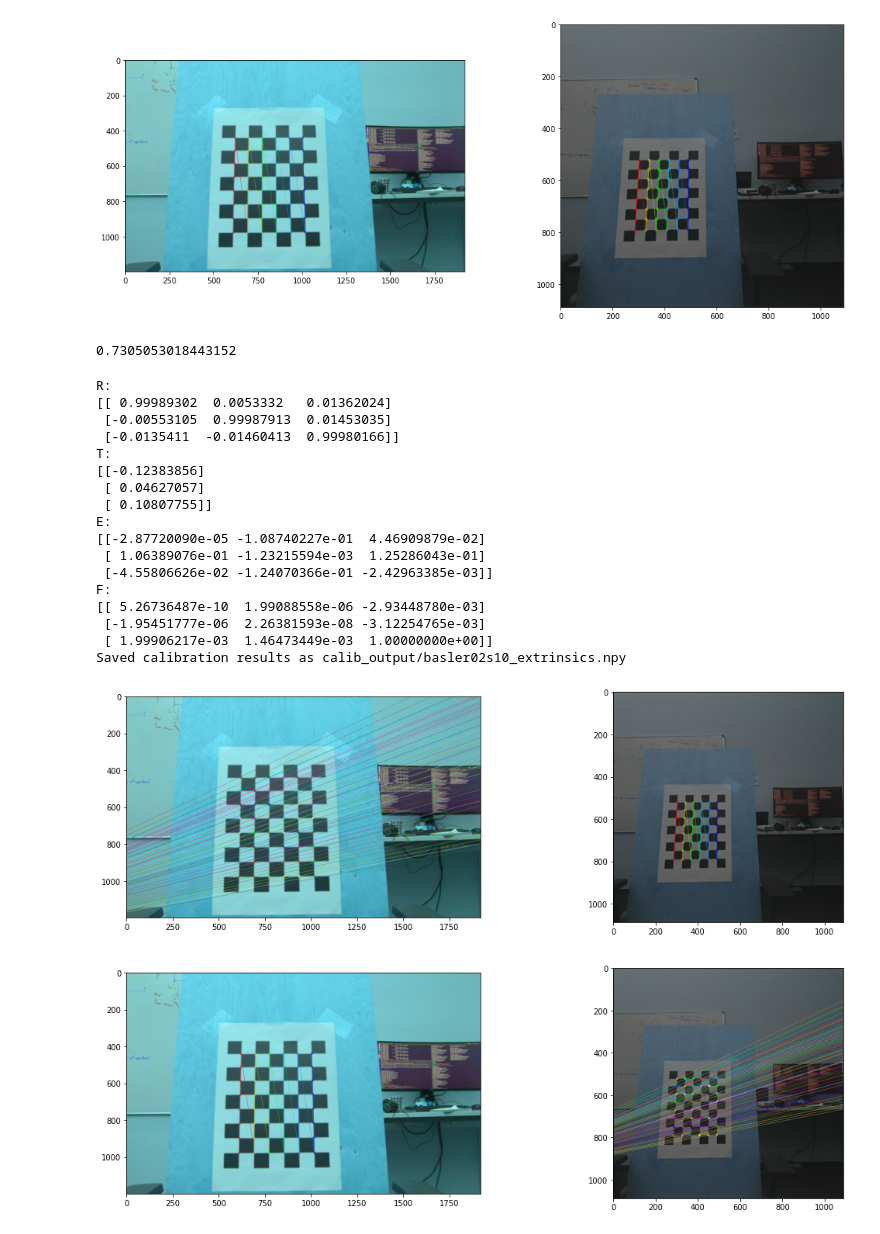
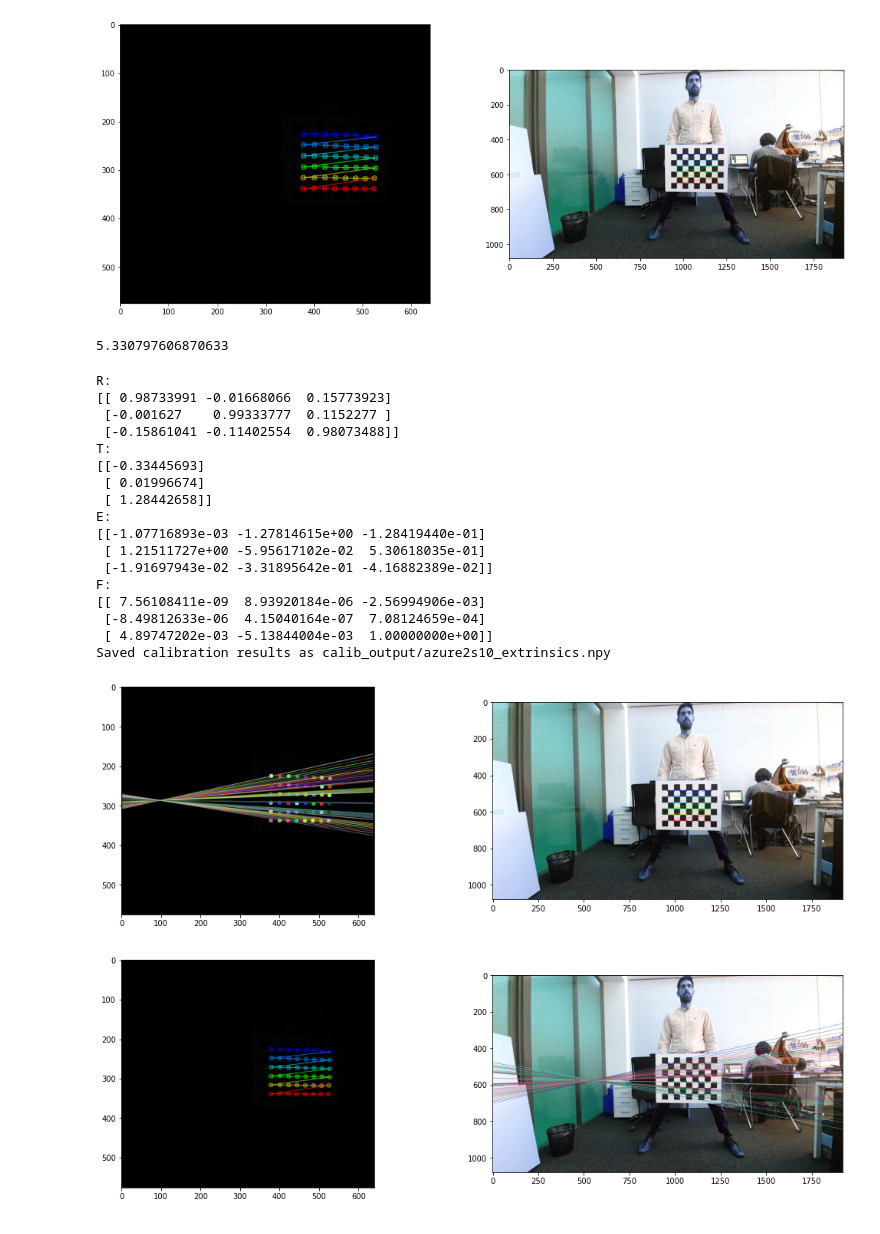
Before and after one commit to Marselka/CalibrationProject, a Jupyter notebook: extrinsics_calibration.ipynb, the cells around one changed output. Saved outputs shown, nothing was run; the diff lists cells and outputs as text; code cells hidden in the pictures.

Commit message:
Sync of matches in extrinsics calibration

```diff
--- a/extrinsics_calibration.ipynb
+++ b/extrinsics_calibration.ipynb
@@ -41,6 +26,31 @@ for im_n1i, im_n2i in zip(image_names1, image_names2):
+# %%
+pattern_size = (8, 6)
+edge_length = 0.055
+
+data_path1 = "/home/konstantin/datasets/bandeja-sequence/2021_02_17/2021-02-17-16-07-15_chessboard_plane/_azure_ir_image_raw"
+data_path2 = "/home/konstantin/datasets/bandeja-sequence/2021_02_17/2021-02-17-16-07-15_chessboard_plane/smartphone_video_frames"
+
+file_names1 = np.array(sorted(os.listdir(data_path1), key=str.lower)[:-1])
+file_names2 = np.array(sorted(os.listdir(data_path2), key=str.lower)[:-2])
+
+
+timestamps1 = np.array([int(i.split('.')[0]) for i in file_names1])
+timestamps2 = np.array([int(i.split('.')[0]) for i in file_names2])
+
+t_diff = np.abs(timestamps1.reshape(-1, 1) - timestamps2.reshape(1, -1))
+nn_t_idx = np.argmin(t_diff, axis=-1)
+nn_t_mask = nn_t_idx != (len(timestamps2) - 1)
+
+pair_dict = {}
+
+file_names1 = file_names1[nn_t_mask][::3]
+file_names2 = file_names2[nn_t_idx[nn_t_mask]][::3]
+
+for fn1, fn2 in zip(file_names1, file_names2):
+    pair_dict[fn1] = fn2
 # %%
-images1 = get_images(data_path1, file_name_list=image_names1)
-images2 = get_images(data_path2, file_name_list=image_names2)
+images1 = get_images(data_path1, file_name_list=file_names1)
+images2 = get_images(data_path2, file_name_list=file_names2)
 # %%
 results1 = detect_keypoints(images1, pattern_size, edge_length)
 results2 = detect_keypoints(images2, pattern_size, edge_length)
@@ -51,7 +61,7 @@ draw_stereo_pair(images1, images2, 0, pair_dict)
 # %%
 draw_stereo_pair_detections(images1, images2, results1, results2, pattern_size, 0, pair_dict)
 # %% [output]
-[figure, old version]
+[figure, new version]
 # %%
-calib_intrinsics1 = np.load('calib_output/basler0_intrinsics.npy', allow_pickle=True).item()
+calib_intrinsics1 = np.load('calib_output/azure_intrinsics.npy', allow_pickle=True).item()
 calib_intrinsics2 = np.load('calib_output/s10_intrinsics.npy', allow_pickle=True).item()
@@ -64,6 +79,7 @@ dist_coeff2 = calib_intrinsics2['dist_coeff']
 # %%
 # Make sure keypoints have the same orientation
-fresults1, fresults2 = filter_orientation_stereo(results1, results2, pattern_size, pair_dict)
+# The orientation of the first pair should be the same in order for this function to give correct results
+fresults1, fresults2 = filter_orientation_stereo(results1, results2, pattern_size)
 
 scene_points, loc_kp1, loc_kp2 = get_stereo_calib_input(fresults1, fresults2, pair_dict)
 # %%
@@ -76,26 +92,26 @@ reproj_error, _, _, _, _, R12, T12, E12, F12 = cv.stereoCalibrate(scene_points,
 
 print(reproj_error)
 # %% [output]
-0.7305053018443152
+5.330797606870633
 # %%
-calib_name = "basler02s10"
+calib_name = "azure2s10"
 output_stereo_calib_results(R12, T12, E12, F12, images1, images2, results1, results2, pattern_size, 0, pair_dict, calib_name)
 # %% [output]
 R:
-[[ 0.99989302  0.0053332   0.01362024]
- [-0.00553105  0.99987913  0.01453035]
- [-0.0135411  -0.01460413  0.99980166]]
+[[ 0.98733991 -0.01668066  0.15773923]
+ [-0.001627    0.99333777  0.1152277 ]
+ [-0.15861041 -0.11402554  0.98073488]]
 T:
-[[-0.12383856]
- [ 0.04627057]
- [ 0.10807755]]
+[[-0.33445693]
+ [ 0.01996674]
+ [ 1.28442658]]
 E:
-[[-2.87720090e-05 -1.08740227e-01  4.46909879e-02]
- [ 1.06389076e-01 -1.23215594e-03  1.25286043e-01]
- [-4.55806626e-02 -1.24070366e-01 -2.42963385e-03]]
+[[-1.07716893e-03 -1.27814615e+00 -1.28419440e-01]
+ [ 1.21511727e+00 -5.95617102e-02  5.30618035e-01]
+ [-1.91697943e-02 -3.31895642e-01 -4.16882389e-02]]
 F:
-[[ 5.26736487e-10  1.99088558e-06 -2.93448780e-03]
- [-1.95451777e-06  2.26381593e-08 -3.12254765e-03]
- [ 1.99906217e-03  1.46473449e-03  1.00000000e+00]]
-Saved calibration results as calib_output/basler02s10_extrinsics.npy
+[[ 7.56108411e-09  8.93920184e-06 -2.56994906e-03]
+ [-8.49812633e-06  4.15040164e-07  7.08124659e-04]
+ [ 4.89747202e-03 -5.13844004e-03  1.00000000e+00]]
+Saved calibration results as calib_output/azure2s10_extrinsics.npy
-[figure, old version]
+[figure, new version]
```
Also changed, not shown: parts of 6 cells of this notebook, 11 other files.
